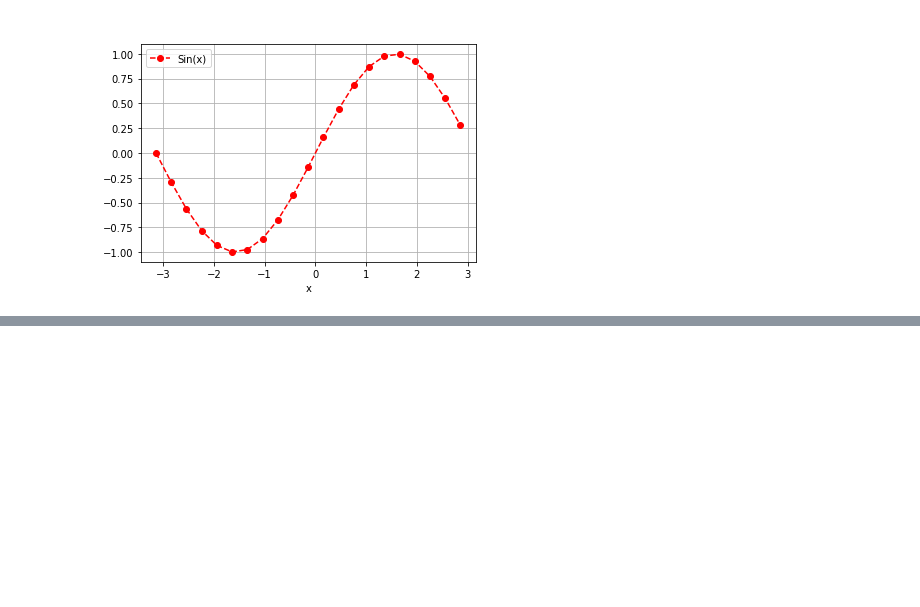
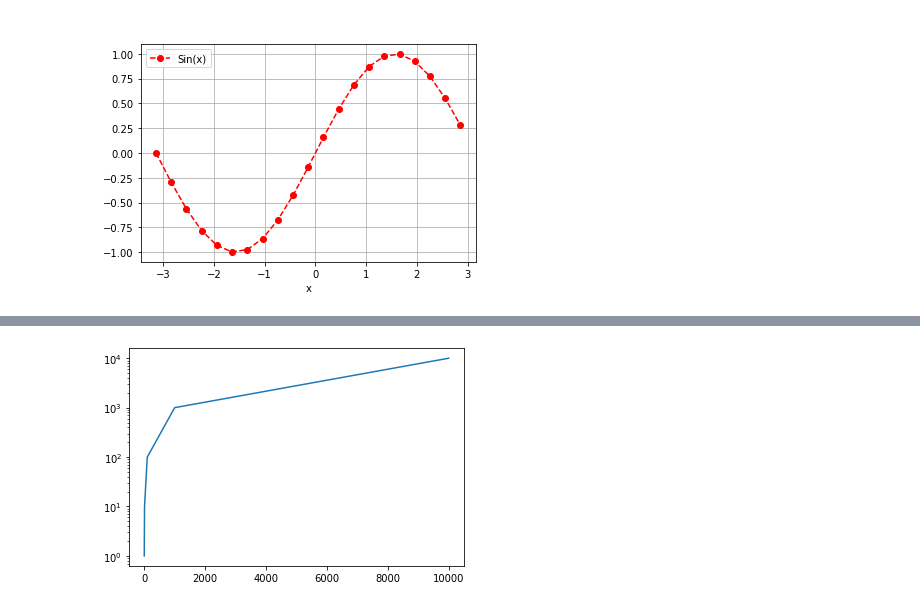
Before and after one commit to dasuntheekshanagit/COMLab, a Jupyter notebook: COMMATPLOT.ipynb, the cells around one changed output, grey strips where cells are left out. Saved outputs shown, nothing was run; the diff lists cells and outputs as text; code cells hidden in the pictures; blank space fills up the shorter version.

```diff
--- a/COMMATPLOT.ipynb
+++ b/COMMATPLOT.ipynb
@@ -26,0 +41,5 @@ plt.show()
+# %%
+plt.semilogy(x,y)
+plt.show()
+# %% [output]
+[figure, added]
```
Also changed, not shown: parts of 6 cells of this notebook.
